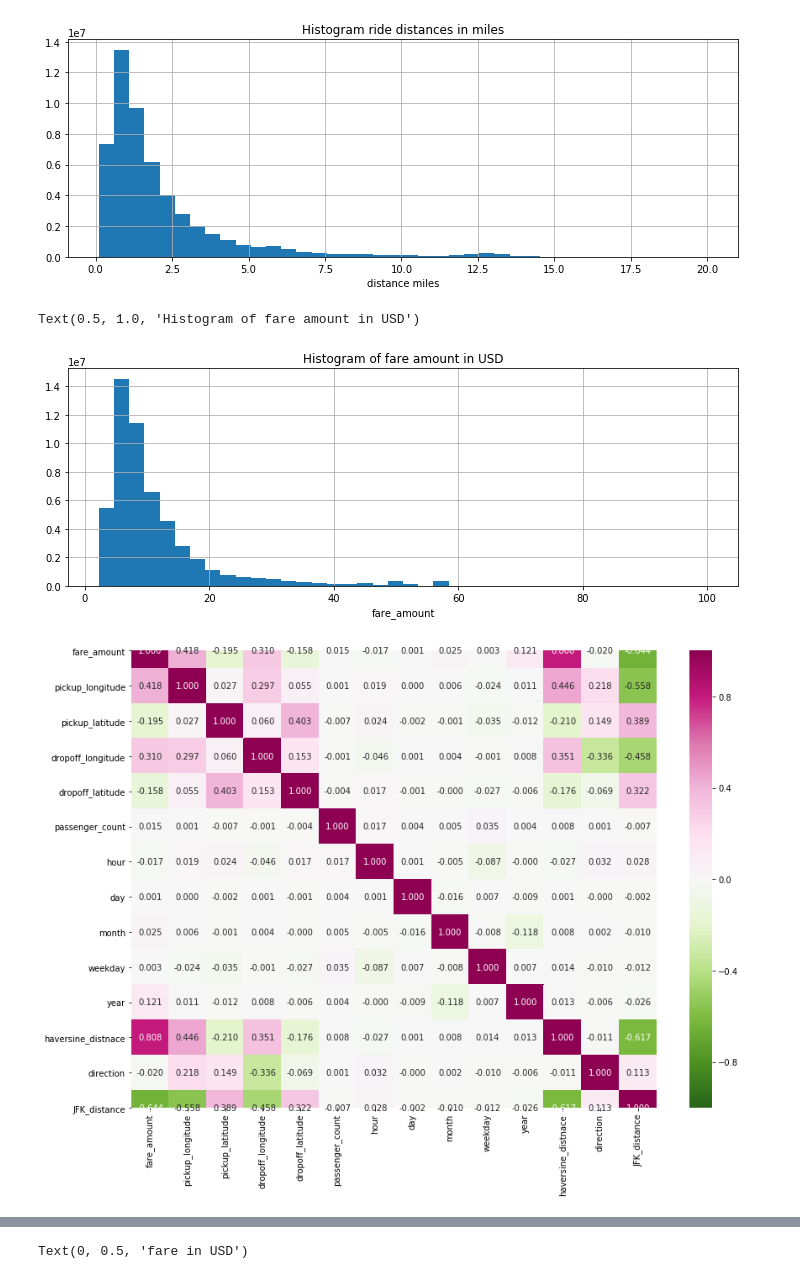
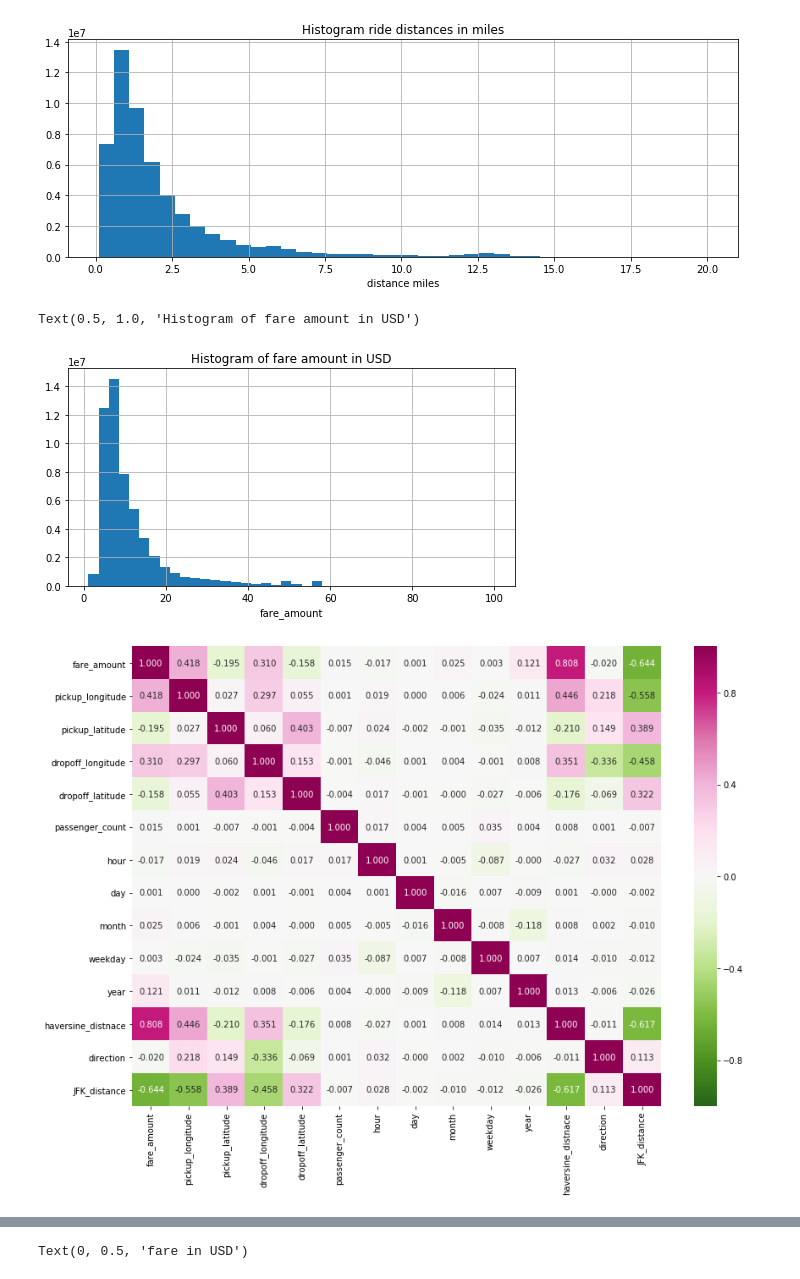
Before and after one commit to kalyanideshmukh11/Taxi-Fare-Predictor, a Jupyter notebook: NYtaxi_fare_prediction.ipynb, the cells around one changed output, grey strips where cells are left out. Saved outputs shown, nothing was run; the diff lists cells and outputs as text; code cells hidden in the pictures.

```diff
--- a/NYtaxi_fare_prediction.ipynb
+++ b/NYtaxi_fare_prediction.ipynb
@@ -49,6 +100,4 @@ test dataset head:
 # %%
-#chunksize = 1000
-
 train_types = {'fare_amount': 'float32',
               'pickup_datetime': 'str',
               'pickup_longitude': 'float32',
@@ -82,7 +131,7 @@ def clean_df(PATH, cols, datatypes, chunksize):
             #removing data with missing points -> (does not affect the number of sample points)
             #chunk = chunk.dropna(how = 'any', axis = 'rows')
 
-            #add distance travelled by the cab to dataframe
+            #add distance travelled in km by the cab to dataframe
             chunk['haversine_distnace'] = add_distance(chunk.pickup_latitude, chunk.pickup_longitude,
                         chunk.dropoff_latitude, chunk.dropoff_longitude)
 
@@ -111,8 +160,8 @@ def clean_df(PATH, cols, datatypes, chunksize):
             #remove rows with passenger count 0 and more than 6
             chunk = chunk[(chunk['passenger_count'] > 0) & (chunk['passenger_count'] < 7) ]
 
-            #remove rows with fare amount less than $2 and greater than $400
-            chunk = chunk[(chunk['fare_amount'] > 2.0) & (chunk['fare_amount'] < 400.0)]
+            #remove rows with fare amount less than $1 and greater than $400
+            chunk = chunk[(chunk['fare_amount'] > 1.0) & (chunk['fare_amount'] < 400.0)]
 
             # Remove data with invalid coordinates
             # NY Coordinates are around 40 N and 74 W
@@ -138,7 +187,7 @@ def clean_df(PATH, cols, datatypes, chunksize):
             chunk['direction'] = calculate_direction(chunk.pickup_latitude, chunk.pickup_longitude,
                         chunk.dropoff_latitude, chunk.dropoff_longitude)
 
-            chunk = chunk[(chunk['haversine_distnace'] > 0.1) & (chunk['haversine_distnace'] < 100)]
+            chunk = chunk[(chunk['haversine_distnace'] > 0.1) & (chunk['haversine_distnace'] < 400)]
 
             #add a distance_from_JFK_airport to the features as the fare would be more for places closer to airport
             pickup_JFK, dropoff_JFK = add_dist_from_jfk(chunk)
@@ -195,16 +244,9 @@ def add_dist_from_jfk(data_chunk):
 
     return pickup_JFK, dropoff_JFK
 
-
+#insample dataset
 train_target = clean_df(TRAIN_PATH, train_cols, train_types, chunksize = 500000)
-#n_train = len(train_label)
 print(train_target.shape)
-
-
-#insample dataset
-#train_target, train_label = clean_df(TRAIN_PATH, train_cols, train_types, chunksize = 50000)
-#n_train = len(train_label)
-#print(train_target.shape)
 
 #out of samples dataset
 test_dataset = clean_df(TEST_PATH, test_cols, test_types, chunksize = 2000)
@@ -246,16 +288,16 @@ Text(0.5, 1.0, 'Histogram ride distances in miles')
 [figure]
 # %%
 #histogram of fare_amount
-train_target[train_target.fare_amount < 100].fare_amount.hist(bins=40, figsize=(12,4))
+train_target[train_target.fare_amount < 100].fare_amount.hist(bins=40, figsize=(8,4))
 plt.xlabel('fare_amount')
 plt.title('Histogram of fare amount in USD')
 # %% [output]
 Text(0.5, 1.0, 'Histogram of fare amount in USD')
-[figure, old version]
+[figure, new version]
 # %%
 corrs = train_target.corr()
 plt.figure(figsize = (14, 10))
 sbn.heatmap(corrs, annot = True, vmin = -1, vmax = 1, fmt = '.3f', cmap=plt.cm.PiYG_r);
 # %% [output]
-[figure, old version]
+[figure, new version]
 # %%
```
Also changed, not shown: parts of 28 cells of this notebook, 1 other file.
